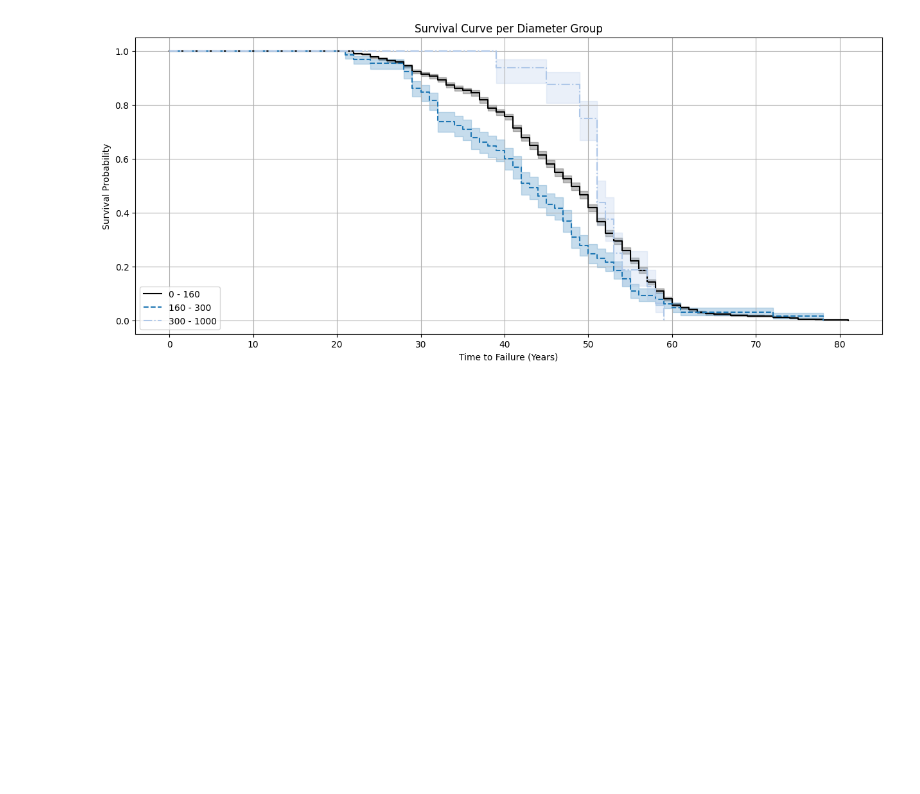
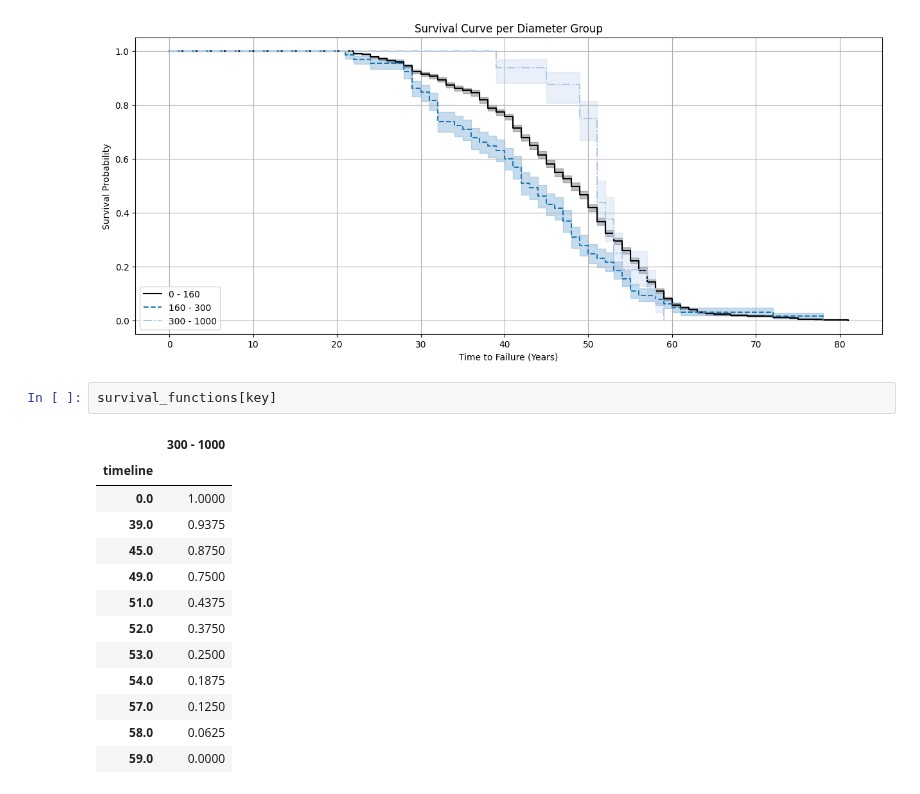
Before and after one commit to jipsteiger/ENVM1601, a Jupyter notebook: Failure_modelling/simple_model.ipynb, the cells around one changed output. Drawn from its saved outputs; the diff is of its cells as text; blank space fills up the shorter version.

```diff
--- a/Failure_modelling/simple_model.ipynb
+++ b/Failure_modelling/simple_model.ipynb
@@ -53,6 +53,22 @@ plt.legend(loc=3)
 plt.show()
 # %% [output]
 [figure]
+# %%
+survival_functions[key]
+# %% [output]
+|  | 300 - 1000 |
+| timeline |  |
+| 0.0 | 1.0000 |
+| 39.0 | 0.9375 |
+| 45.0 | 0.8750 |
+| 49.0 | 0.7500 |
+| 51.0 | 0.4375 |
+| 52.0 | 0.3750 |
+| 53.0 | 0.2500 |
+| 54.0 | 0.1875 |
+| 57.0 | 0.1250 |
+| 58.0 | 0.0625 |
+| 59.0 | 0.0000 |
 # %%
 # Assuming survival_functions and pipes are already defined
 
```
Also changed, not shown: parts of 4 cells of this notebook, 2 other files.
